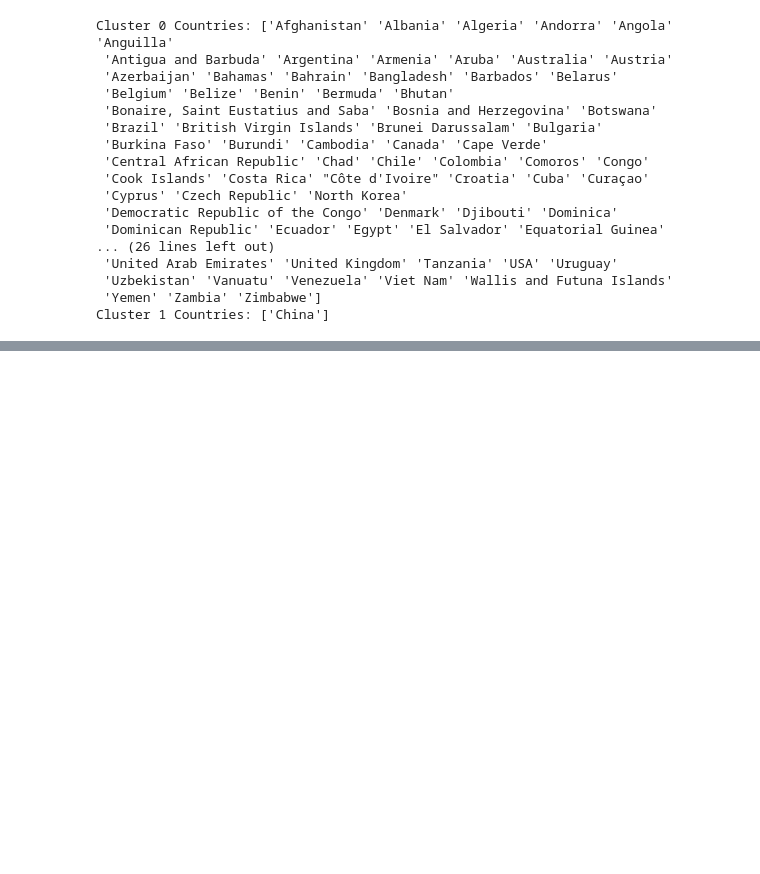
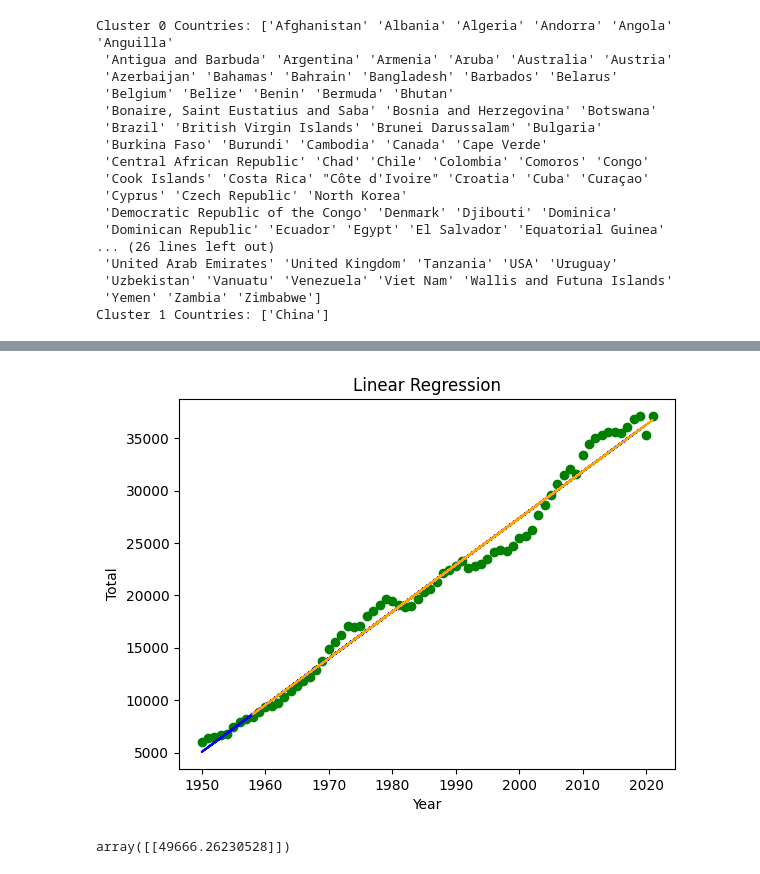
Before and after one commit to LUJHNA/ExamBI, a Jupyter notebook: Exam Project.ipynb, the cells around one changed output, grey strips where cells are left out. Drawn from its saved outputs; the diff is of its cells as text; code cells hidden in the pictures; blank space fills up the shorter version.

```diff
--- a/Exam Project.ipynb
+++ b/Exam Project.ipynb
@@ -732,0 +787,5 @@ Cluster 1 Countries: ['China']
+# %%
+myreg = LinearRegression()
+# %%
+myreg.fit(X_train, y_train)
+myreg
@@ -732,0 +800,3 @@ Cluster 1 Countries: ['China']
+# %%
+a = myreg.coef_
+b = myreg.intercept_
@@ -732,0 +811,3 @@ Cluster 1 Countries: ['China']
+# %%
+y_predicted = myreg.predict(X_test)
+y_predicted
@@ -732,0 +840,16 @@ Cluster 1 Countries: ['China']
+# %%
+# Visualise the Linear Regression
+plt.title('Linear Regression')
+plt.scatter(X, y, color='green')
+plt.plot(X_train, a*X_train + b, color='blue')
+plt.plot(X_test, y_predicted, color='orange')
+plt.xlabel('Year')
+plt.ylabel('Total')
+plt.show()
+# %% [output]
+[figure, added]
+# %%
+total_predicted = myreg.predict([[2050]])
+total_predicted
+# %% [output]
+array([[49666.26230528]])
```
Also changed, not shown: parts of 29 cells of this notebook, 2 other files.
